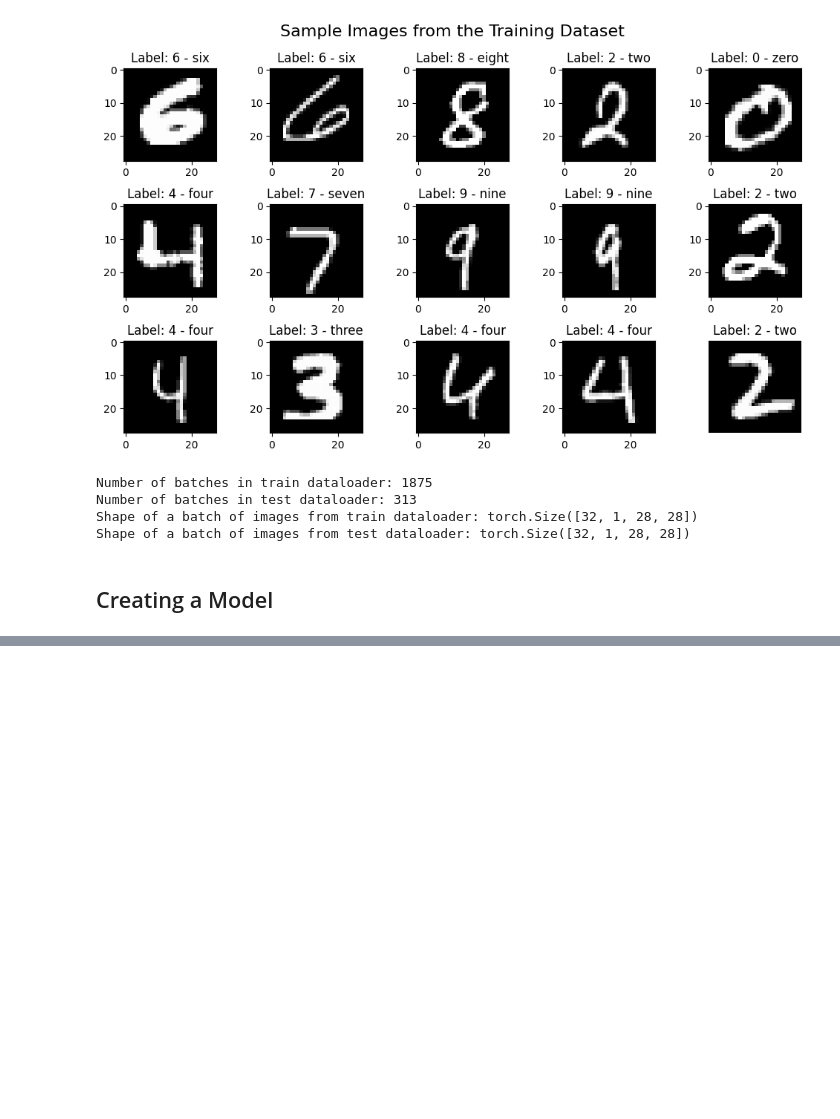
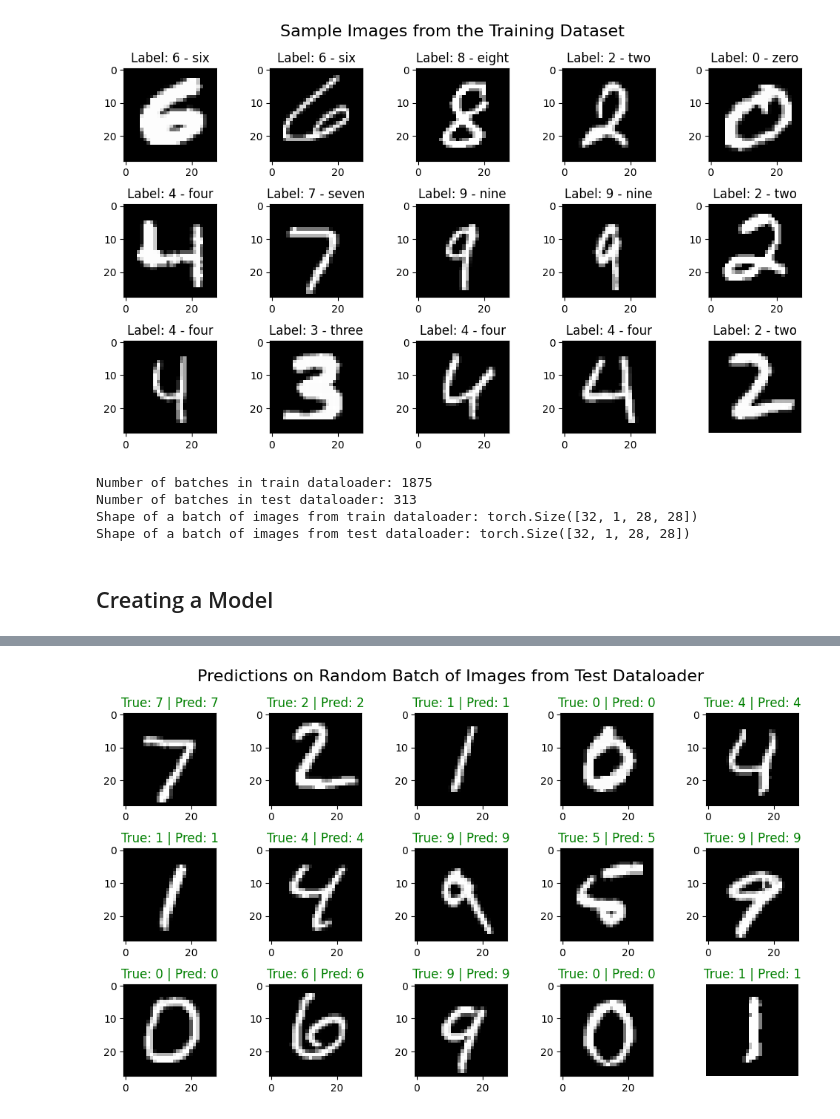
Before and after one commit to Rayya12/Belajar-Pytorch-Part-1, a Jupyter notebook: main.ipynb, the cells around one changed output, grey strips where cells are left out. Saved outputs shown, nothing was run; the diff lists cells and outputs as text; code cells hidden in the pictures; blank space fills up the shorter version.

```diff
--- a/main.ipynb
+++ b/main.ipynb
@@ -196,0 +242,14 @@ def train_step(model:nn.Module,data_loader:DataLoader,loss_fn:nn.Module,optimize
+# %%
+# set the optimizer, loss function and device agnostic code
+
+# set the device agnostic code
+device = "cuda" if torch.cuda.is_available() else "cpu"
+
+# set the loss function
+loss_fn = nn.CrossEntropyLoss()
+
+# set the model
+model = VGG(in_channels=1,num_classes=10)
+
+# set the optimizer
+optimizer = torch.optim.Adam(model.parameters(),lr=0.001)
@@ -196,0 +323,32 @@ def train_step(model:nn.Module,data_loader:DataLoader,loss_fn:nn.Module,optimize
+# %%
+# show predictions for random batch of images from the test dataloader and show it in grid 3 rows and 5 columns
+with torch.no_grad():
+    # get a batch of images from the test dataloader
+    X,y = next(iter(test_loader))
+
+    # move data to device
+    X,y = X.to(device),y.to(device)
+
+    # get the predictions
+    y_pred = model(X)
+
+    # get the predicted classes
+    y_pred_classes = torch.argmax(y_pred,dim=1)
+
+    # move the data to cpu for visualization
+    X,y,y_pred_classes = X.cpu(),y.cpu(),y_pred_classes.cpu()
+
+    # plot the images in grid 3 rows and 5 columns
+    fig,axes = plt.subplots(nrows=3,ncols=5,figsize=(10,6))
+    plt.suptitle("Predictions on Random Batch of Images from Test Dataloader",fontsize=16)
+    for i,ax in enumerate(axes.flatten()):
+        ax.imshow(X[i].squeeze(),cmap="gray")
+        if y[i].item() == y_pred_classes[i].item():
+            ax.set_title(f"True: {y[i].item()} | Pred: {y_pred_classes[i].item()}",color="green")
+        else:
+            ax.set_title(f"True: {y[i].item()} | Pred: {y_pred_classes[i].item()}",color="red")
+        plt.axis("off")
+
+    plt.tight_layout()
+# %% [output]
+[figure, added]
```
Also changed, not shown: parts of 9 cells of this notebook, 2 other files.
